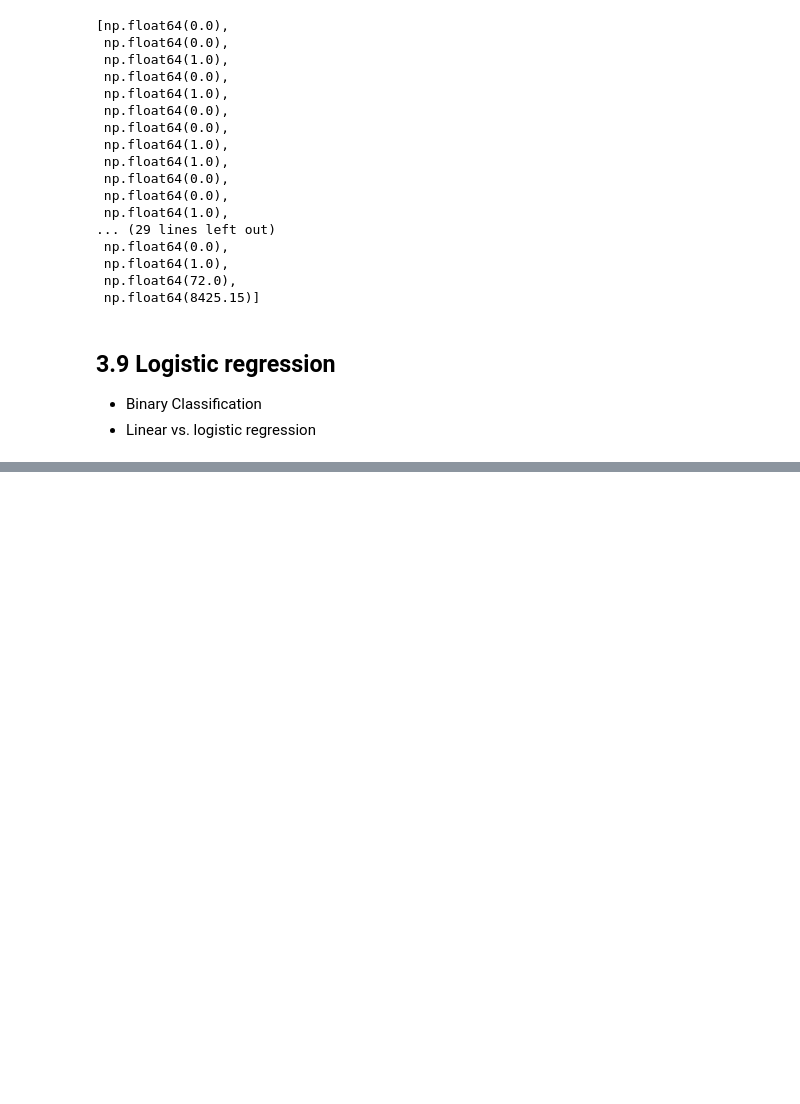
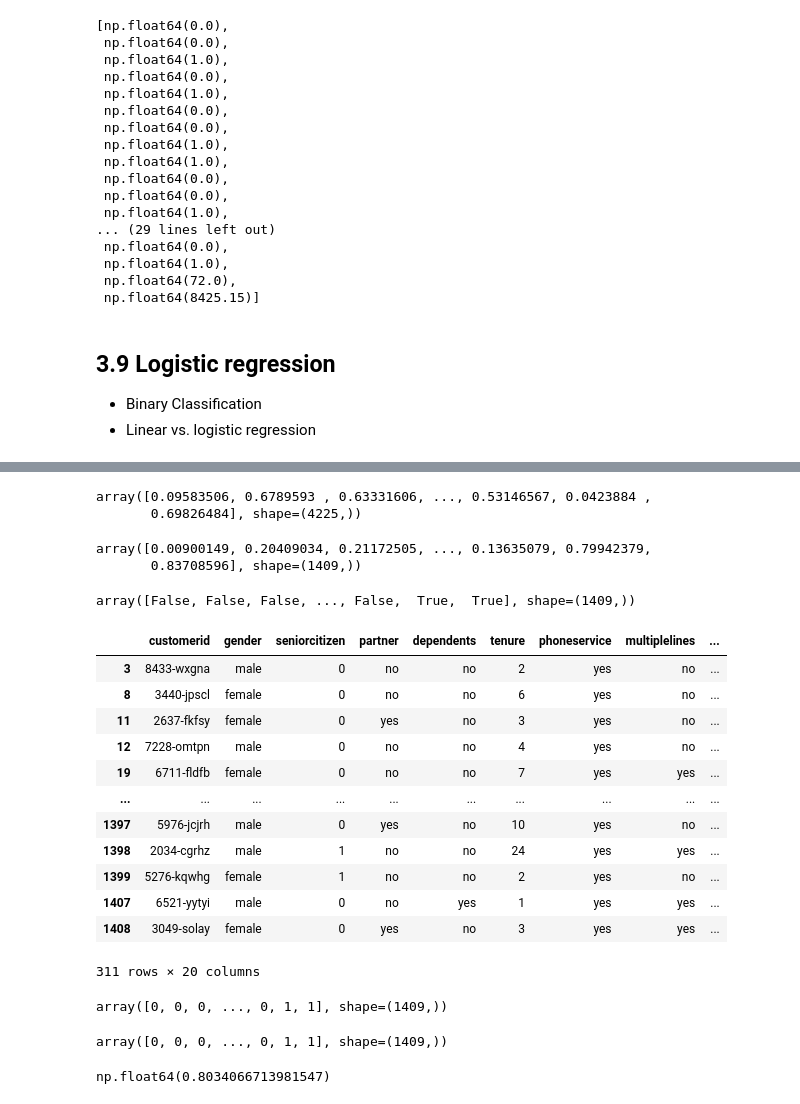
Before and after one commit to zeinasamer/DataTalks-MLZoomCamp, a Jupyter notebook: 3-Classification/churn prediction.ipynb, the cells around one changed output, grey strips where cells are left out. Drawn from its saved outputs; the diff is of its cells as text; code cells hidden in the pictures; blank space fills up the shorter version.

```diff
--- a/3-Classification/churn prediction.ipynb
+++ b/3-Classification/churn prediction.ipynb
@@ -654,0 +713,3 @@ X_val = dv.transform(val_dicts)
+# %%
+model = LogisticRegression()
+model.fit(X_train, y_train)
@@ -654,0 +753,45 @@ X_val = dv.transform(val_dicts)
+# %%
+model.predict_proba(X_train)[:,1]
+# %% [output]
+array([0.09583506, 0.6789593 , 0.63331606, ..., 0.53146567, 0.0423884 ,
+       0.69826484], shape=(4225,))
+# %%
+y_pred = model.predict_proba(X_val)[:,1]
+y_pred
+# %% [output]
+array([0.00900149, 0.20409034, 0.21172505, ..., 0.13635079, 0.79942379,
+       0.83708596], shape=(1409,))
+# %%
+churn_decision = (y_pred >= 0.5)
+# %%
+churn_decision
+# %% [output]
+array([False, False, False, ..., False,  True,  True], shape=(1409,))
+# %%
+df_val[churn_decision]
+# %% [output]
+|  | customerid | gender | seniorcitizen | partner | dependents | tenure | phoneservice | multiplelines | ... |
+| 3 | 8433-wxgna | male | 0 | no | no | 2 | yes | no | ... |
+| 8 | 3440-jpscl | female | 0 | no | no | 6 | yes | no | ... |
+| 11 | 2637-fkfsy | female | 0 | yes | no | 3 | yes | no | ... |
+| 12 | 7228-omtpn | male | 0 | no | no | 4 | yes | no | ... |
+| 19 | 6711-fldfb | female | 0 | no | no | 7 | yes | yes | ... |
+| ... | ... | ... | ... | ... | ... | ... | ... | ... | ... |
+| 1397 | 5976-jcjrh | male | 0 | yes | no | 10 | yes | no | ... |
+| 1398 | 2034-cgrhz | male | 1 | no | no | 24 | yes | yes | ... |
+| 1399 | 5276-kqwhg | female | 1 | no | no | 2 | yes | no | ... |
+| 1407 | 6521-yytyi | male | 0 | no | yes | 1 | yes | yes | ... |
+| 1408 | 3049-solay | female | 0 | yes | no | 3 | yes | yes | ... |
+311 rows × 20 columns
+# %%
+y_val
+# %% [output]
+array([0, 0, 0, ..., 0, 1, 1], shape=(1409,))
+# %%
+churn_decision.astype(int)
+# %% [output]
+array([0, 0, 0, ..., 0, 1, 1], shape=(1409,))
+# %%
+(y_val == churn_decision).mean()
+# %% [output]
+np.float64(0.8034066713981547)
```
Also changed, not shown: parts of 15 cells of this notebook.
